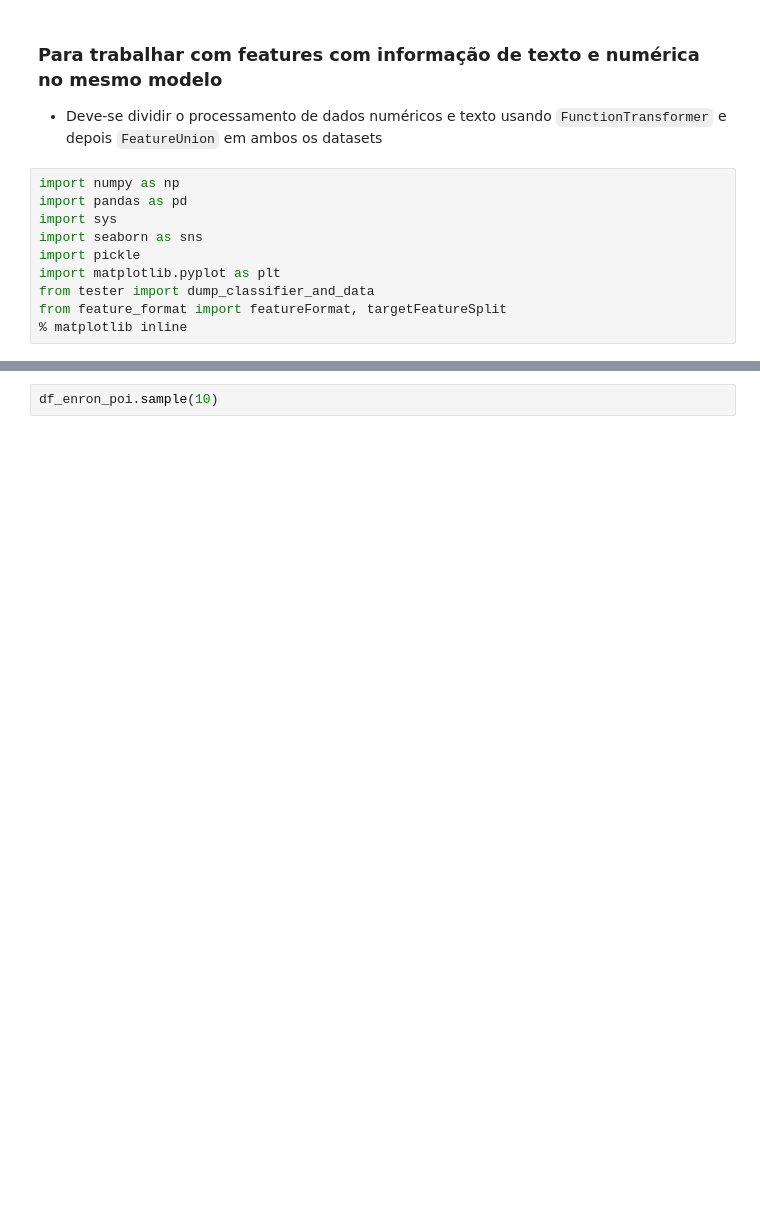
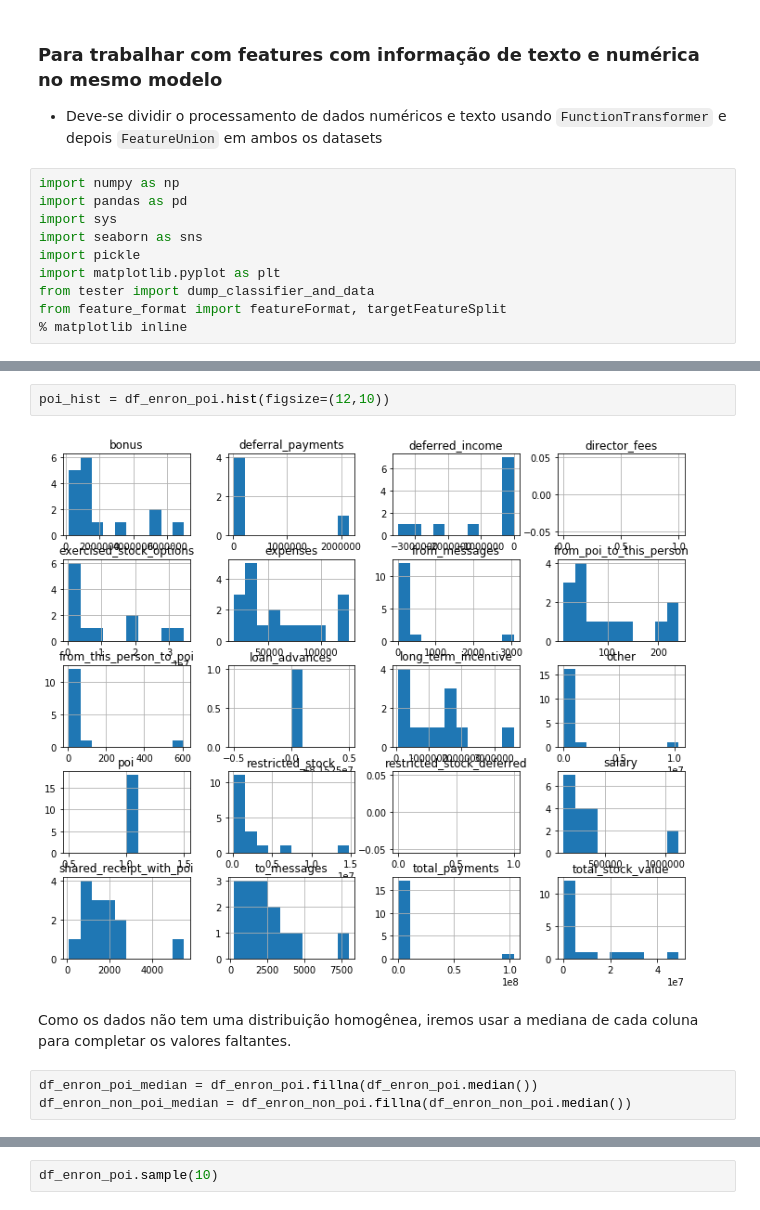
Before and after one commit to GabrielSGoncalves/udacity_nanodegree_datascience2, a Jupyter notebook: final_project/Projeto_Final_Nanodegree_DS_II_GabrielSGoncalves.ipynb, the cells around one changed output, grey strips where cells are left out. Saved outputs shown, nothing was run; the diff lists cells and outputs as text; blank space fills up the shorter version.

```diff
--- a/final_project/Projeto_Final_Nanodegree_DS_II_GabrielSGoncalves.ipynb
+++ b/final_project/Projeto_Final_Nanodegree_DS_II_GabrielSGoncalves.ipynb
@@ -132,0 +213,9 @@ Como temos mais de 6 mais indivíduos não POI, iremos fazer um upsampling para
+# %%
+poi_hist = df_enron_poi.hist(figsize=(12,10))
+# %% [output]
+[figure, added]
+# %% [markdown]
+Como os dados não tem uma distribuição homogênea, iremos usar a mediana de cada coluna para completar os valores faltantes.
+# %%
+df_enron_poi_median = df_enron_poi.fillna(df_enron_poi.median())
+df_enron_non_poi_median = df_enron_non_poi.fillna(df_enron_non_poi.median())
```
Also changed, not shown: parts of 48 cells of this notebook, 1 other file.
